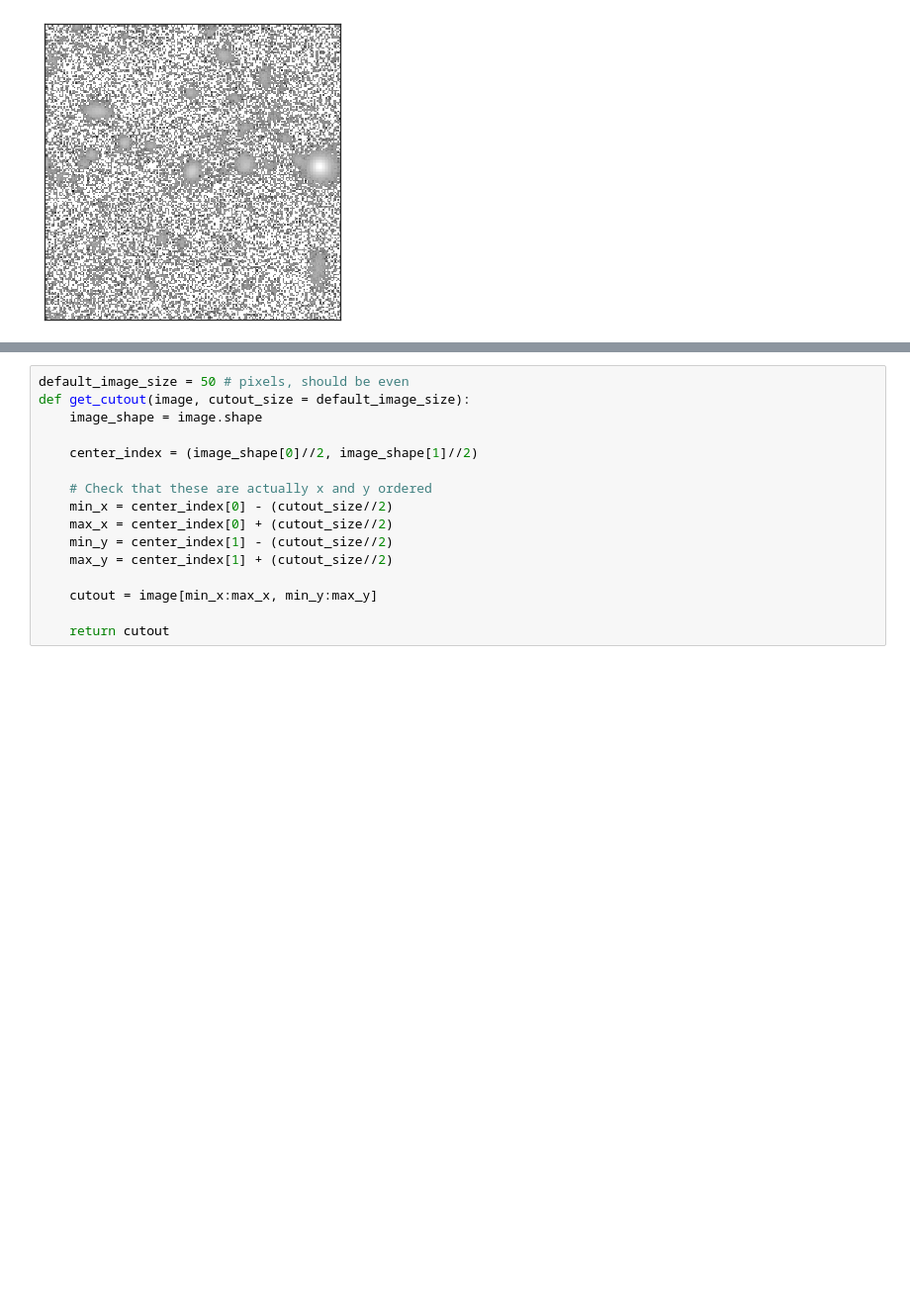
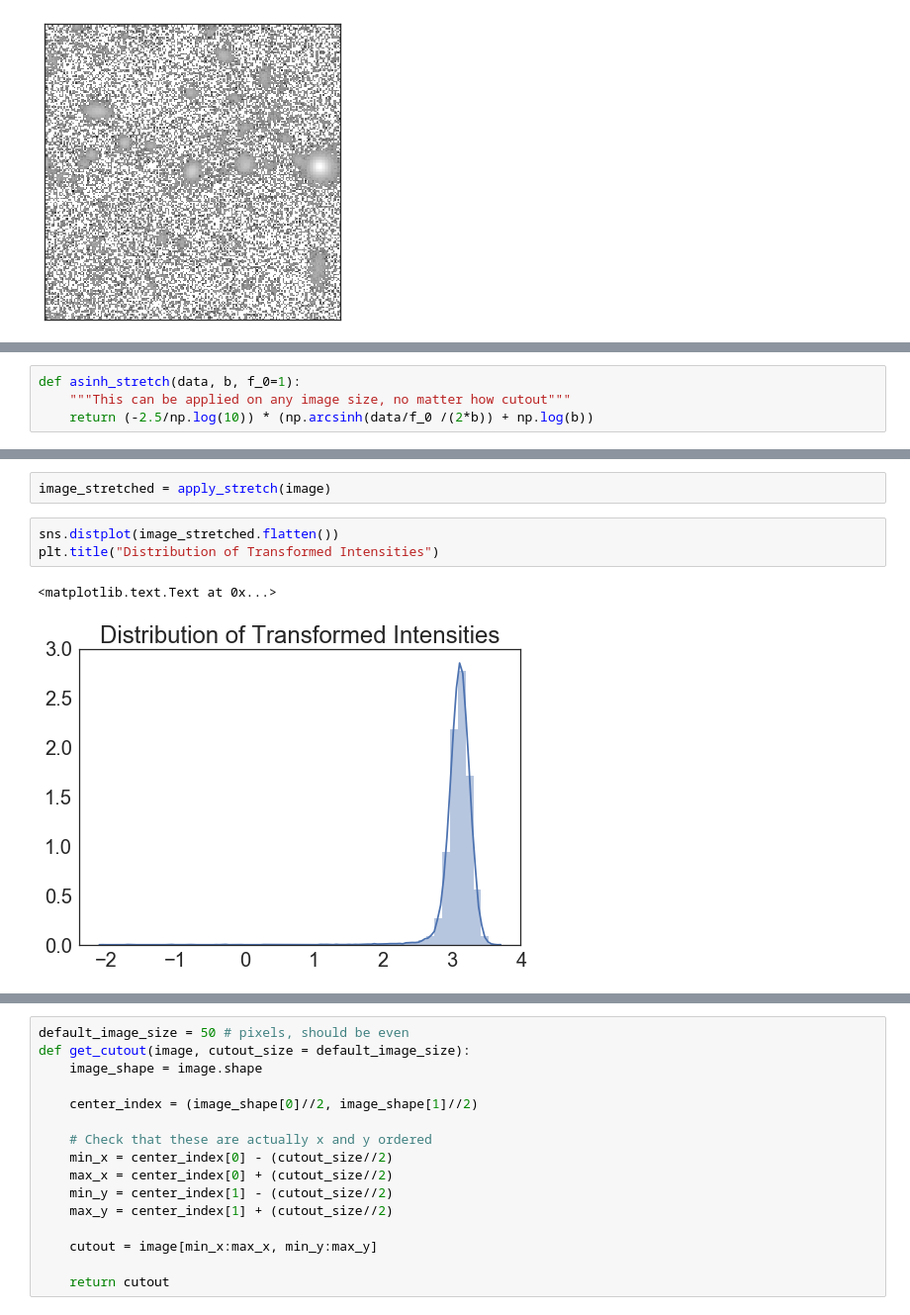
Before and after one commit to yluo54301/dwarf_photo-z, a Jupyter notebook: dwarfz/DNN/keras_prototype.ipynb, the cells around one changed output, grey strips where cells are left out. Shown at 99% size. Drawn from its saved outputs; the diff is of its cells as text; blank space fills up the shorter version.

```diff
--- a/dwarfz/DNN/keras_prototype.ipynb
+++ b/dwarfz/DNN/keras_prototype.ipynb
@@ -106,0 +128,4 @@ image_plotter(np.log(image))
+# %%
+def asinh_stretch(data, b, f_0=1):
+    """This can be applied on any image size, no matter how cutout"""
+    return (-2.5/np.log(10)) * (np.arcsinh(data/f_0 /(2*b)) + np.log(b))
@@ -106,0 +150,8 @@ image_plotter(np.log(image))
+# %%
+image_stretched = apply_stretch(image)
+# %%
+sns.distplot(image_stretched.flatten())
+plt.title("Distribution of Transformed Intensities")
+# %% [output]
+<matplotlib.text.Text at 0x...>
+[figure, added]
```
Also changed, not shown: parts of 25 cells of this notebook.
